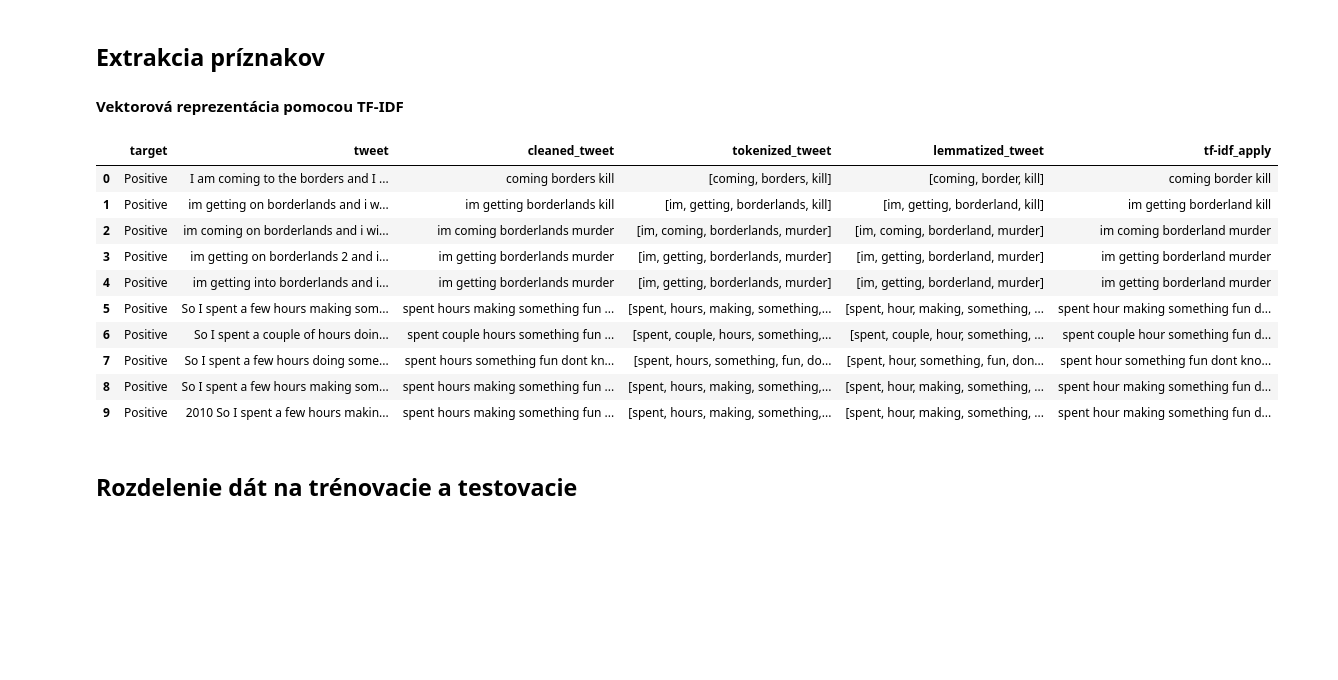
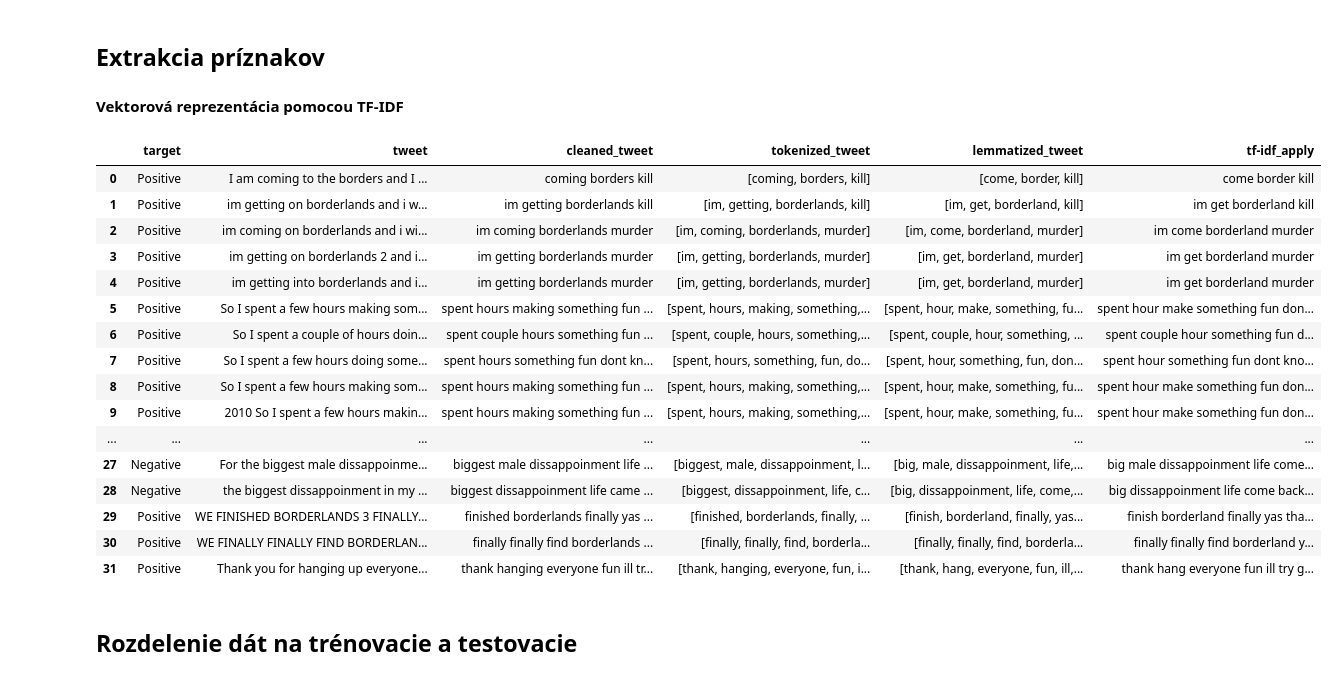
Before and after one commit to M4jkky/MZ-Sentiment-Analysis, a Jupyter notebook: sentiment-analysis.ipynb, the cells around one changed output. Saved outputs shown, nothing was run; the diff lists cells and outputs as text; code cells hidden in the pictures; blank space fills up the shorter version.

```diff
--- a/sentiment-analysis.ipynb
+++ b/sentiment-analysis.ipynb
@@ -133,9 +133,25 @@ df_train["tokenized_tweet"] = df_train["cleaned_tweet"].apply(tokenize_text)
 # %%
+from nltk import pos_tag
+
 nltk.download("wordnet")
+nltk.download("averaged_perceptron_tagger_eng")
+
+def get_wordnet_pos(tag):
+    if tag.startswith('J'):
+        return wordnet.ADJ
+    elif tag.startswith('V'):
+        return wordnet.VERB
+    elif tag.startswith('N'):
+        return wordnet.NOUN
+    elif tag.startswith('R'):
+        return wordnet.ADV
+    else:
+        return wordnet.NOUN
 
 def lemmatize_text(tokens):
     lemmatizer = WordNetLemmatizer()
-    return [lemmatizer.lemmatize(token) for token in tokens]
+    pos_tags = pos_tag(tokens)
+    return [lemmatizer.lemmatize(token, get_wordnet_pos(tag)) for token, tag in pos_tags]
 
 df_train["lemmatized_tweet"] = df_train["tokenized_tweet"].apply(lemmatize_text)
 # %% [output]
@@ -152,19 +172,25 @@ df_train["tf-idf_apply"] = df_train["lemmatized_tweet"].apply(lambda tokens: " "
 vectorizer = TfidfVectorizer(max_features=7500)
 X = vectorizer.fit_transform(df_train["tf-idf_apply"])
 # %%
-df_train.head(10)
+df_train.head(30)
 # %% [output]
 |  | target | tweet | cleaned_tweet | tokenized_tweet | lemmatized_tweet | tf-idf_apply |
-| 0 | Positive | I am coming to the borders and I ... | coming borders kill | [coming, borders, kill] | [coming, border, kill] | coming border kill |
-| 1 | Positive | im getting on borderlands and i w... | im getting borderlands kill | [im, getting, borderlands, kill] | [im, getting, borderland, kill] | im getting borderland kill |
-| 2 | Positive | im coming on borderlands and i wi... | im coming borderlands murder | [im, coming, borderlands, murder] | [im, coming, borderland, murder] | im coming borderland murder |
-| 3 | Positive | im getting on borderlands 2 and i... | im getting borderlands murder | [im, getting, borderlands, murder] | [im, getting, borderland, murder] | im getting borderland murder |
-| 4 | Positive | im getting into borderlands and i... | im getting borderlands murder | [im, getting, borderlands, murder] | [im, getting, borderland, murder] | im getting borderland murder |
-| 5 | Positive | So I spent a few hours making som... | spent hours making something fun ... | [spent, hours, making, something,... | [spent, hour, making, something, ... | spent hour making something fun d... |
+| 0 | Positive | I am coming to the borders and I ... | coming borders kill | [coming, borders, kill] | [come, border, kill] | come border kill |
+| 1 | Positive | im getting on borderlands and i w... | im getting borderlands kill | [im, getting, borderlands, kill] | [im, get, borderland, kill] | im get borderland kill |
+| 2 | Positive | im coming on borderlands and i wi... | im coming borderlands murder | [im, coming, borderlands, murder] | [im, come, borderland, murder] | im come borderland murder |
+| 3 | Positive | im getting on borderlands 2 and i... | im getting borderlands murder | [im, getting, borderlands, murder] | [im, get, borderland, murder] | im get borderland murder |
+| 4 | Positive | im getting into borderlands and i... | im getting borderlands murder | [im, getting, borderlands, murder] | [im, get, borderland, murder] | im get borderland murder |
+| 5 | Positive | So I spent a few hours making som... | spent hours making something fun ... | [spent, hours, making, something,... | [spent, hour, make, something, fu... | spent hour make something fun don... |
 | 6 | Positive | So I spent a couple of hours doin... | spent couple hours something fun ... | [spent, couple, hours, something,... | [spent, couple, hour, something, ... | spent couple hour something fun d... |
 | 7 | Positive | So I spent a few hours doing some... | spent hours something fun dont kn... | [spent, hours, something, fun, do... | [spent, hour, something, fun, don... | spent hour something fun dont kno... |
-| 8 | Positive | So I spent a few hours making som... | spent hours making something fun ... | [spent, hours, making, something,... | [spent, hour, making, something, ... | spent hour making something fun d... |
-| 9 | Positive | 2010 So I spent a few hours makin... | spent hours making something fun ... | [spent, hours, making, something,... | [spent, hour, making, something, ... | spent hour making something fun d... |
+| 8 | Positive | So I spent a few hours making som... | spent hours making something fun ... | [spent, hours, making, something,... | [spent, hour, make, something, fu... | spent hour make something fun don... |
+| 9 | Positive | 2010 So I spent a few hours makin... | spent hours making something fun ... | [spent, hours, making, something,... | [spent, hour, make, something, fu... | spent hour make something fun don... |
+| ... | ... | ... | ... | ... | ... | ... |
+| 27 | Negative | For the biggest male dissappoinme... | biggest male dissappoinment life ... | [biggest, male, dissappoinment, l... | [big, male, dissappoinment, life,... | big male dissappoinment life come... |
+| 28 | Negative | the biggest dissappoinment in my ... | biggest dissappoinment life came ... | [biggest, dissappoinment, life, c... | [big, dissappoinment, life, come,... | big dissappoinment life come back... |
+| 29 | Positive | WE FINISHED BORDERLANDS 3 FINALLY... | finished borderlands finally yas ... | [finished, borderlands, finally, ... | [finish, borderland, finally, yas... | finish borderland finally yas tha... |
+| 30 | Positive | WE FINALLY FINALLY FIND BORDERLAN... | finally finally find borderlands ... | [finally, finally, find, borderla... | [finally, finally, find, borderla... | finally finally find borderland y... |
+| 31 | Positive | Thank you for hanging up everyone... | thank hanging everyone fun ill tr... | [thank, hanging, everyone, fun, i... | [thank, hang, everyone, fun, ill,... | thank hang everyone fun ill try g... |
 # %% [markdown]
 ## Rozdelenie dát na trénovacie a testovacie
 # %% [markdown]
```
Also changed, not shown: parts of 3 cells of this notebook.
